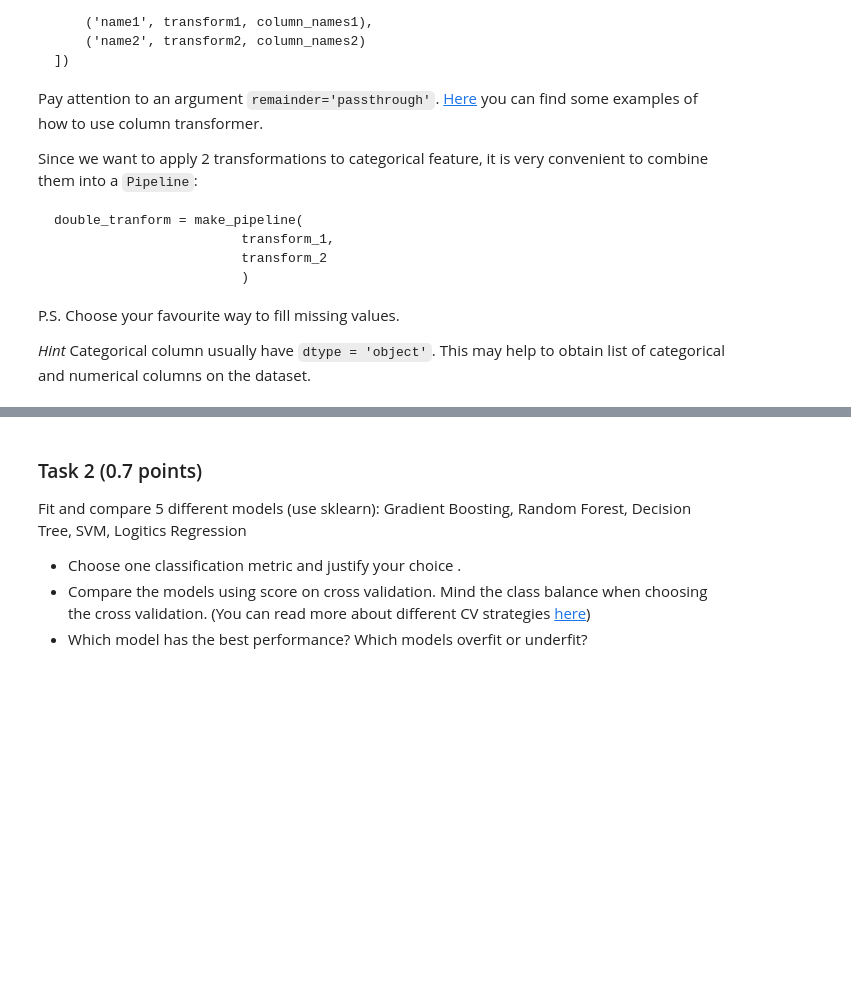
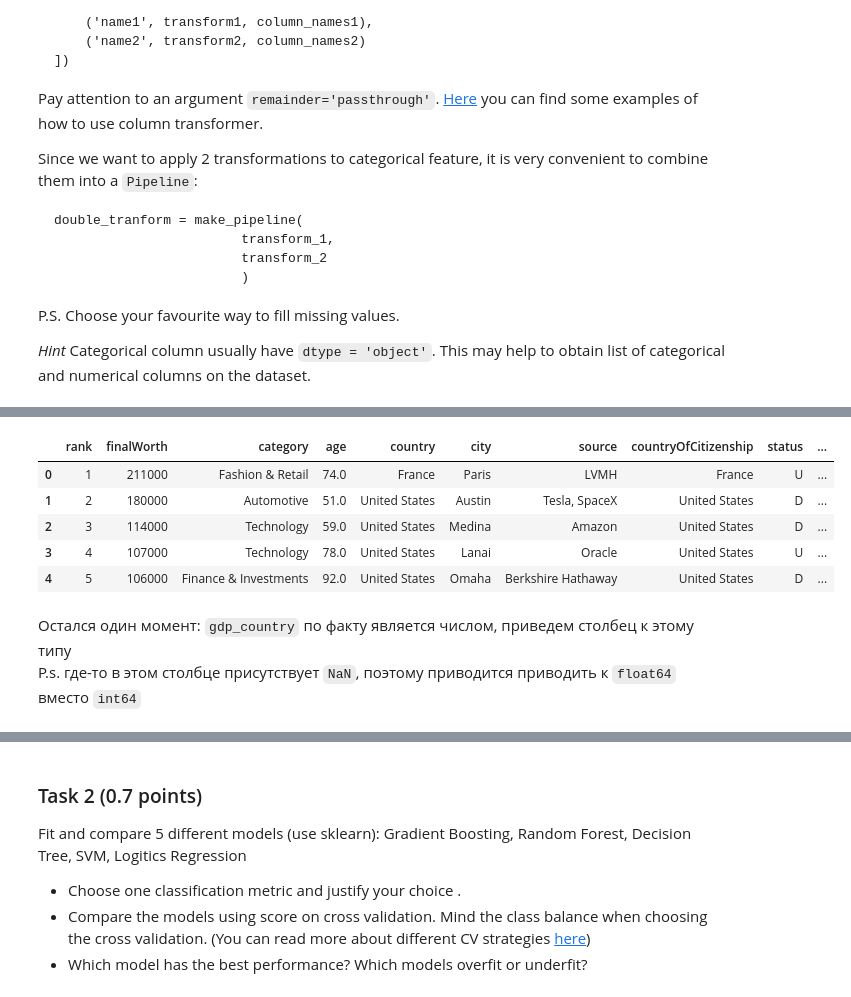
Before and after one commit to qwatro2/hse-mmad, a Jupyter notebook: hw4/Vlasov_NA_222_hw4_2024.ipynb, the cells around one changed output, grey strips where cells are left out. Drawn from its saved outputs; the diff is of its cells as text; code cells hidden in the pictures; blank space fills up the shorter version.

```diff
--- a/hw4/Vlasov_NA_222_hw4_2024.ipynb
+++ b/hw4/Vlasov_NA_222_hw4_2024.ipynb
@@ -735,0 +832,2 @@ P.S. Choose your favourite way to fill missing values.
+# %%
+X = X.drop(columns=["industries"])
@@ -735,0 +840,14 @@ P.S. Choose your favourite way to fill missing values.
+# %%
+X["gender"] = X["gender"].apply(lambda x: x == 'M').astype("bool")
+# %%
+X.head()
+# %% [output]
+|  | rank | finalWorth | category | age | country | city | source | countryOfCitizenship | status | ... |
+| 0 | 1 | 211000 | Fashion & Retail | 74.0 | France | Paris | LVMH | France | U | ... |
+| 1 | 2 | 180000 | Automotive | 51.0 | United States | Austin | Tesla, SpaceX | United States | D | ... |
+| 2 | 3 | 114000 | Technology | 59.0 | United States | Medina | Amazon | United States | D | ... |
+| 3 | 4 | 107000 | Technology | 78.0 | United States | Lanai | Oracle | United States | U | ... |
+| 4 | 5 | 106000 | Finance & Investments | 92.0 | United States | Omaha | Berkshire Hathaway | United States | D | ... |
+# %% [markdown]
+Остался один момент: `gdp_country` по факту является числом, приведем столбец к этому типу \
+P.s. где-то в этом столбце присутствует `NaN`, поэтому приводится приводить к `float64` вместо `int64`
```
Also changed, not shown: parts of 26 cells of this notebook.
